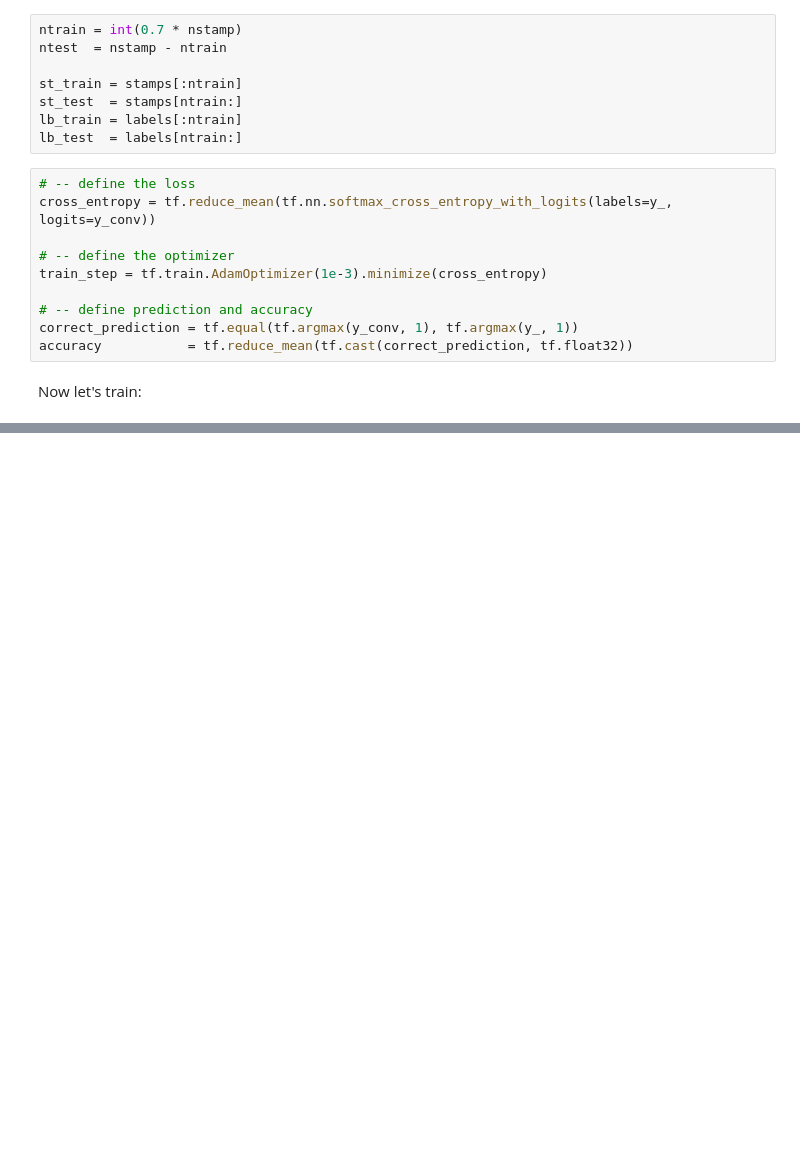
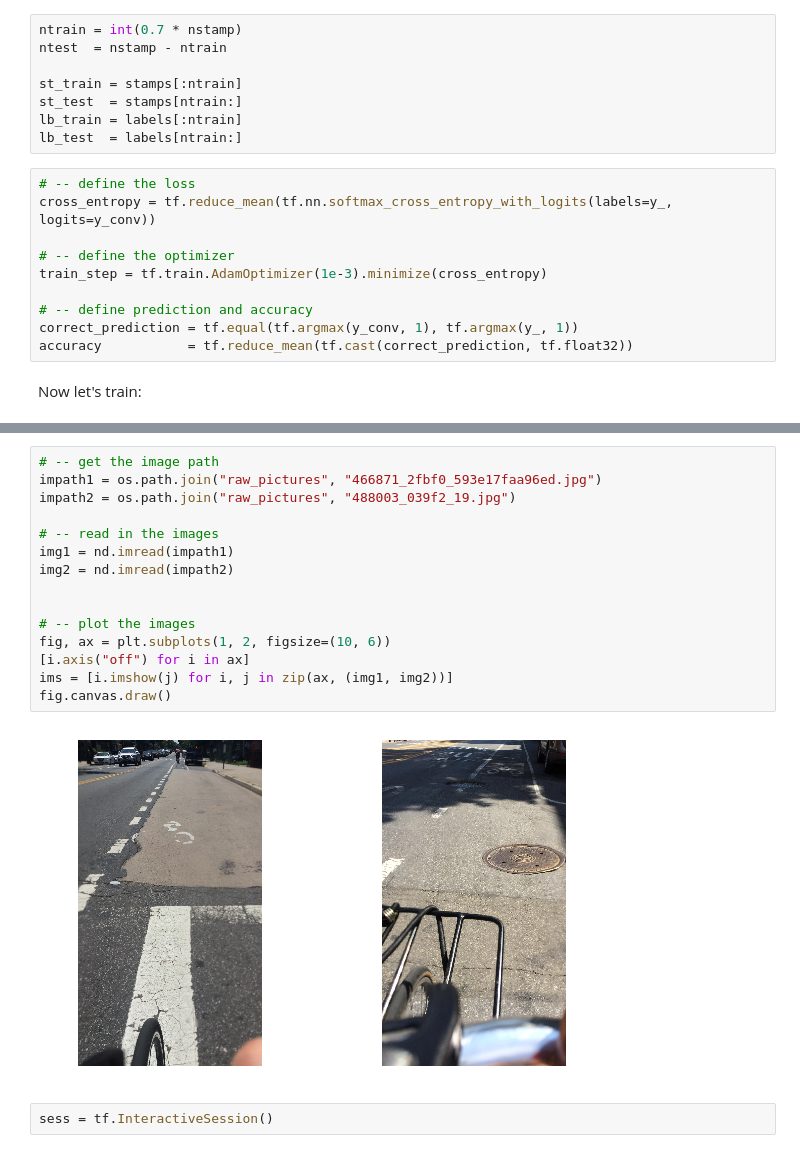
Before and after one commit to gperrin12/bike_lane_pothole_cv_detection, a Jupyter notebook: neural_networks_defect_detection_082317.ipynb, the cells around one changed output, grey strips where cells are left out. Saved outputs shown, nothing was run; the diff lists cells and outputs as text; blank space fills up the shorter version.

```diff
--- a/neural_networks_defect_detection_082317.ipynb
+++ b/neural_networks_defect_detection_082317.ipynb
@@ -258,0 +237,19 @@ plt.ylabel("$\log_{10}$ loss", fontsize=20)
+# %%
+# -- get the image path
+impath1 = os.path.join("raw_pictures", "466871_2fbf0_593e17faa96ed.jpg")
+impath2 = os.path.join("raw_pictures", "488003_039f2_19.jpg")
+
+# -- read in the images
+img1 = nd.imread(impath1)
+img2 = nd.imread(impath2)
+
+
+# -- plot the images
+fig, ax = plt.subplots(1, 2, figsize=(10, 6))
+[i.axis("off") for i in ax]
+ims = [i.imshow(j) for i, j in zip(ax, (img1, img2))]
+fig.canvas.draw()
+# %% [output]
+[figure, added]
+# %%
+sess = tf.InteractiveSession()
```
Also changed, not shown: parts of 7 cells of this notebook, 13 other files.
